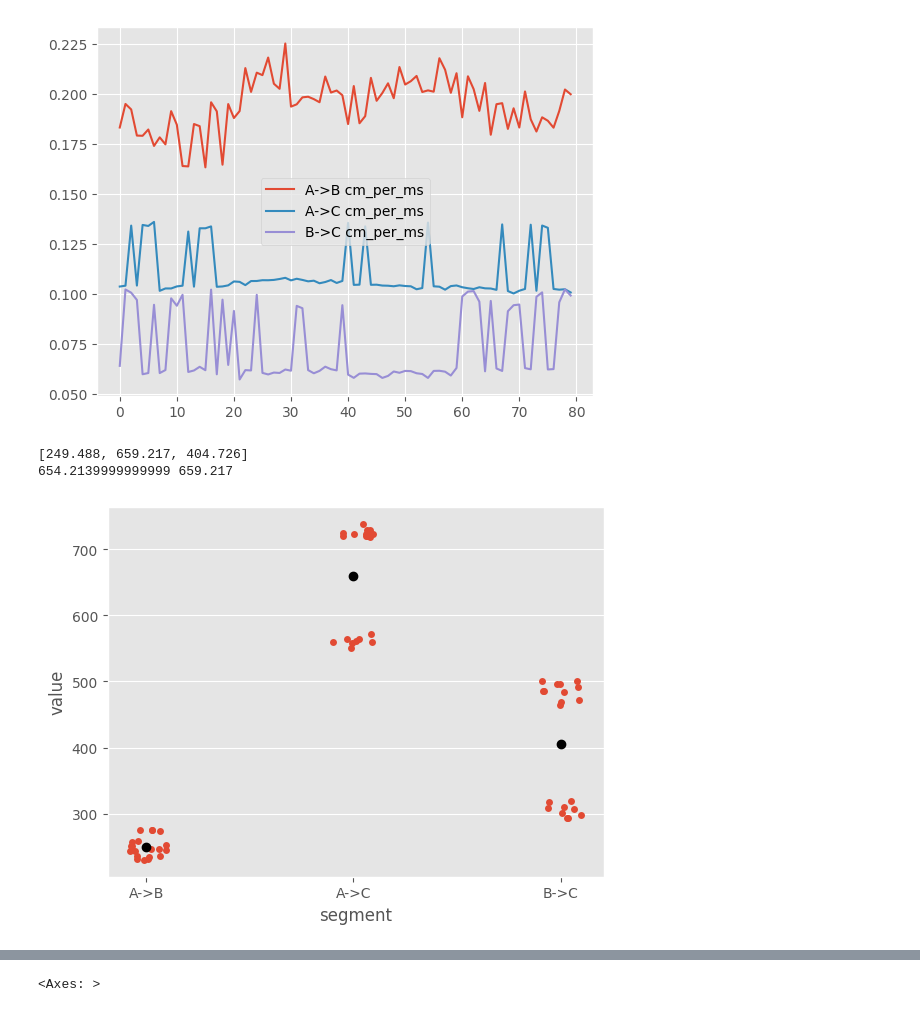
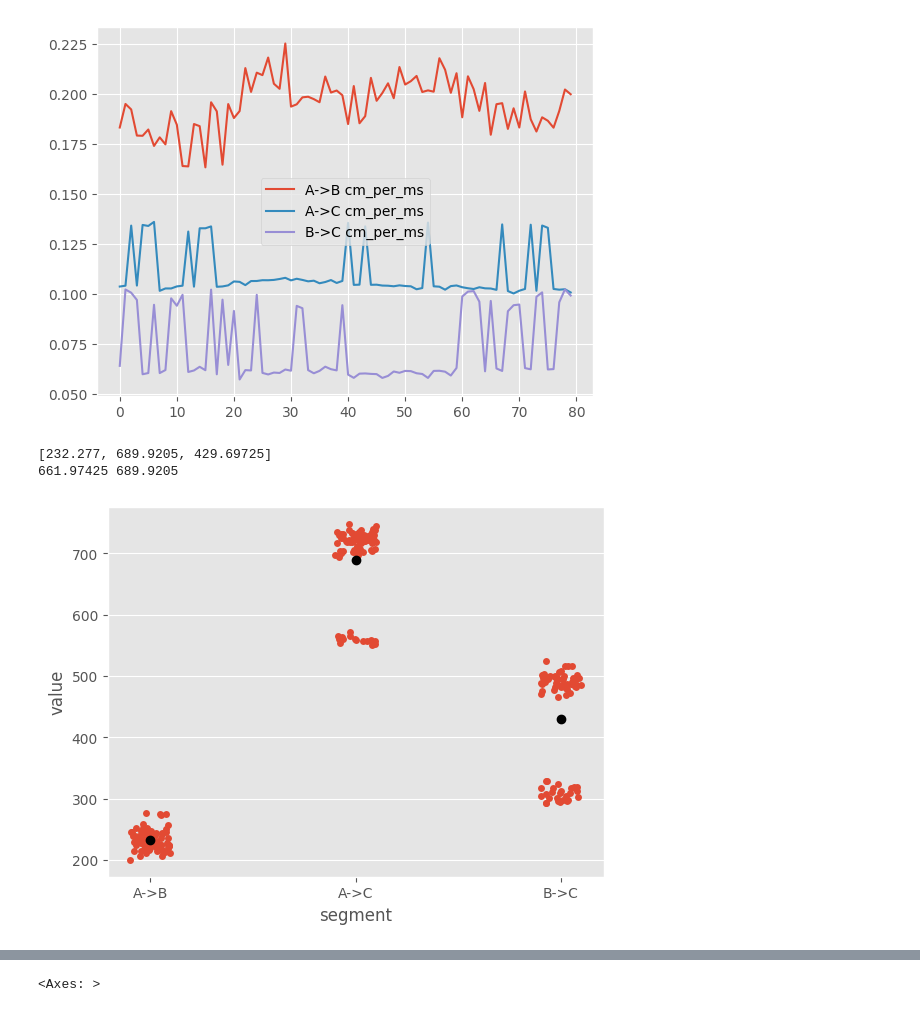
Before and after one commit to saintaardvark/tree_tomography, a Jupyter notebook: data/experiments/2023-nov-11/tree_tomography-november_11_2023.ipynb, the cells around one changed output, grey strips where cells are left out. Drawn from its saved outputs; the diff is of its cells as text; code cells hidden in the pictures.

```diff
--- a/data/experiments/2023-nov-11/tree_tomography-november_11_2023.ipynb
+++ b/data/experiments/2023-nov-11/tree_tomography-november_11_2023.ipynb
@@ -292,12 +316,12 @@ def strip_plot(df, cols=trial_times_cols, x_label="segment"):
 
     # show figure
     plt.show()
-# %%
-strip_plot(df_1)
-# %% [output]
-[249.488, 659.217, 404.726]
-654.2139999999999 659.217
-[figure, removed]
+# %%
+strip_plot(all_data)
+# %% [output]
+[232.277, 689.9205, 429.69725]
+661.97425 689.9205
+[figure, added]
 # %%
 strip_plot(all_data, cols=velocity_cols)
 # %% [output]
```
Also changed, not shown: parts of 18 cells of this notebook.
